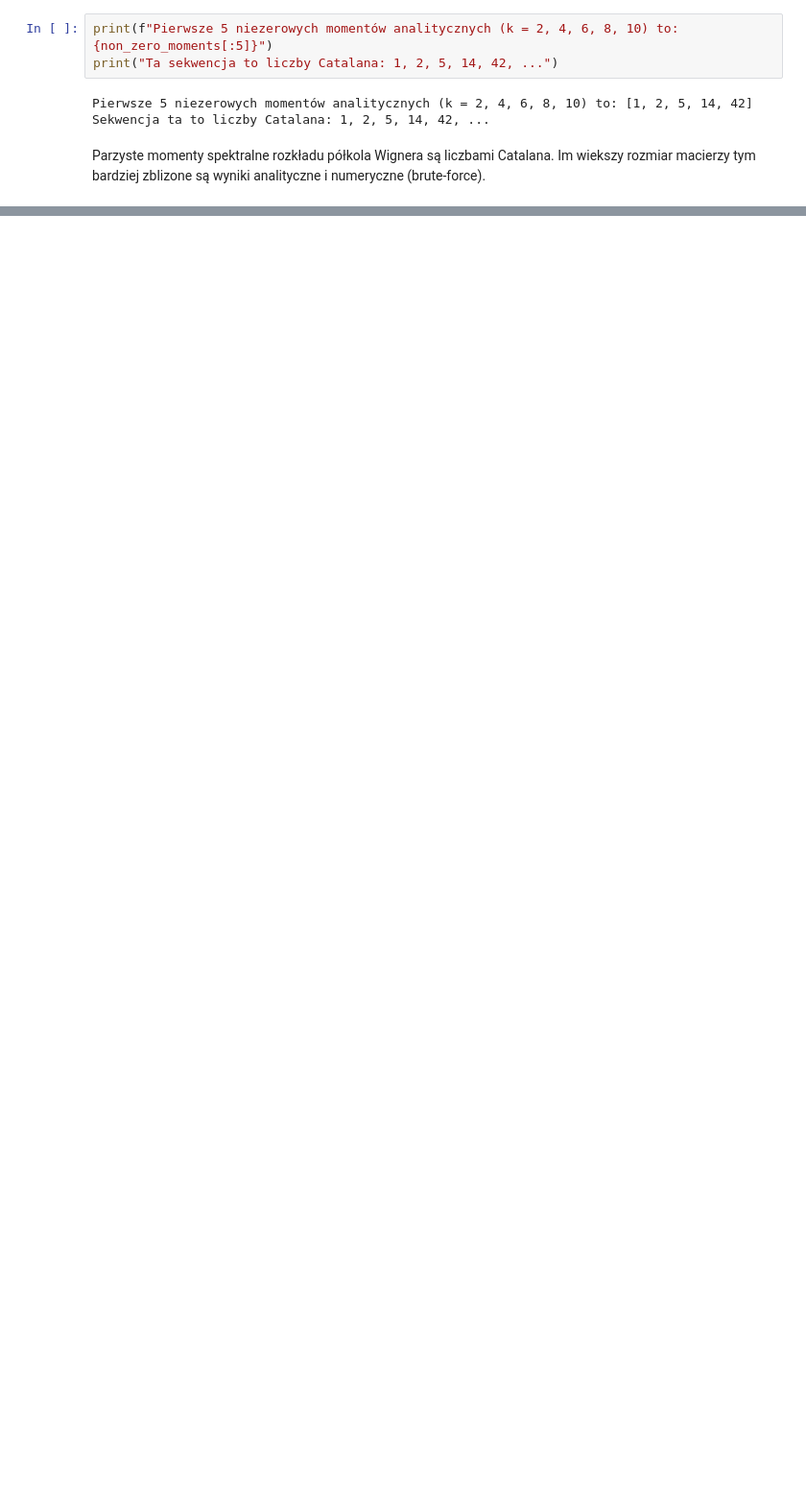
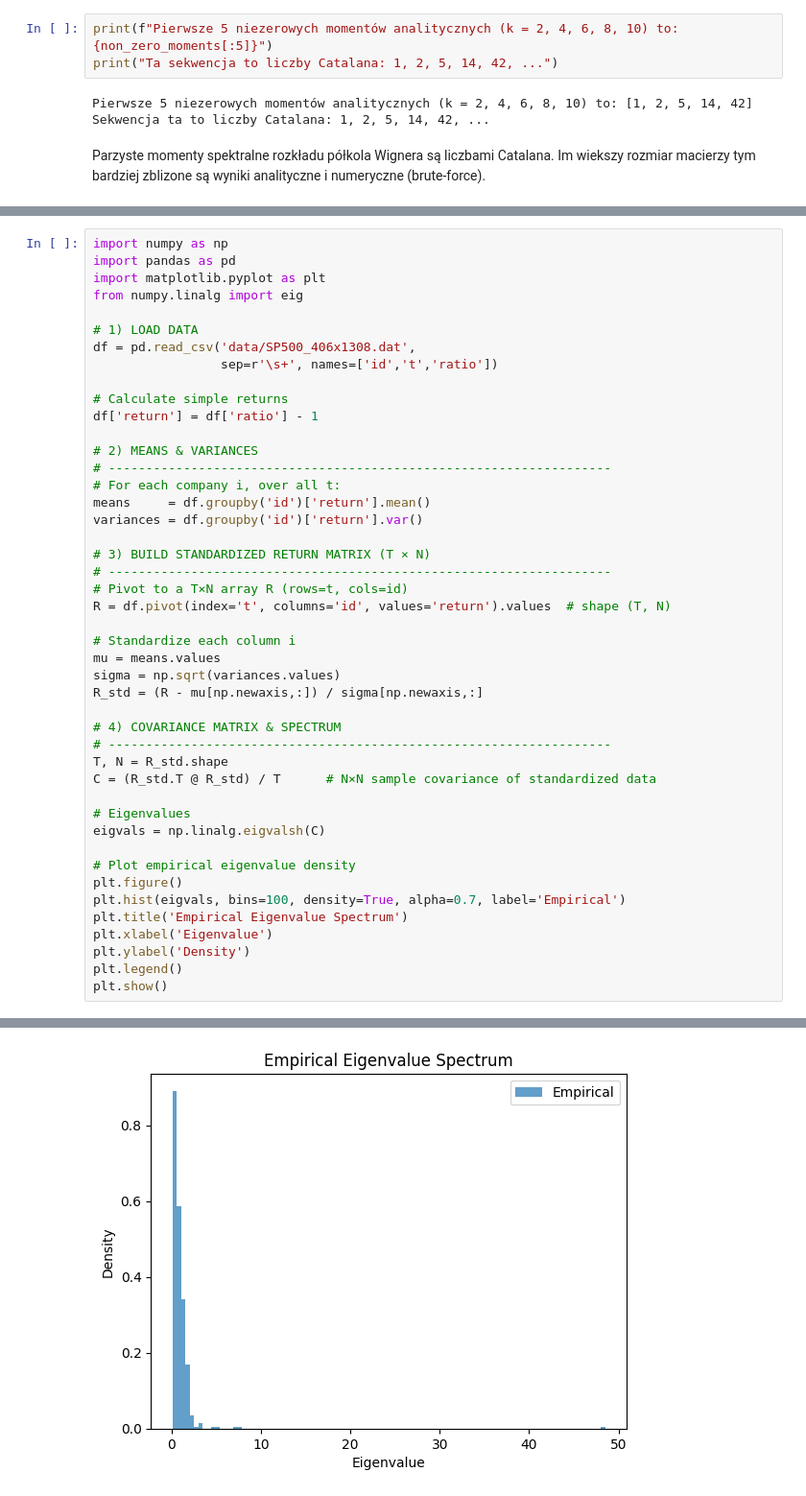
Before and after one commit to kubaq215/Risk-management, a Jupyter notebook: note5.ipynb, the cells around one changed output, grey strips where cells are left out. Shown at 96% size. Saved outputs shown, nothing was run; the diff lists cells and outputs as text; blank space fills up the shorter version.

```diff
--- a/note5.ipynb
+++ b/note5.ipynb
@@ -182,3 +234,49 @@ Im wiekszy rozmiar macierzy tym bardziej zblizone są wyniki analityczne i numer
 ![zad62.png](images/note5/zad62.png)
 # %% [markdown]
 ![zad7.png](images/note5/zad7.png)
+# %%
+import numpy as np
+import pandas as pd
+import matplotlib.pyplot as plt
+from numpy.linalg import eig
+
+# 1) LOAD DATA
+df = pd.read_csv('data/SP500_406x1308.dat',
+                 sep=r'\s+', names=['id','t','ratio'])
+
+# Calculate simple returns
+df['return'] = df['ratio'] - 1
+
+# 2) MEANS & VARIANCES
+# -------------------------------------------------------------------
+# For each company i, over all t:
+means     = df.groupby('id')['return'].mean()
+variances = df.groupby('id')['return'].var()
+
+# 3) BUILD STANDARDIZED RETURN MATRIX (T × N)
+# -------------------------------------------------------------------
+# Pivot to a T×N array R (rows=t, cols=id)
+R = df.pivot(index='t', columns='id', values='return').values  # shape (T, N)
+
+# Standardize each column i
+mu = means.values
+sigma = np.sqrt(variances.values)
+R_std = (R - mu[np.newaxis,:]) / sigma[np.newaxis,:]
+
+# 4) COVARIANCE MATRIX & SPECTRUM
+# -------------------------------------------------------------------
+T, N = R_std.shape
+C = (R_std.T @ R_std) / T      # N×N sample covariance of standardized data
+
+# Eigenvalues
+eigvals = np.linalg.eigvalsh(C)
+
+# Plot empirical eigenvalue density
+plt.figure()
+plt.hist(eigvals, bins=100, density=True, alpha=0.7, label='Empirical')
+plt.title('Empirical Eigenvalue Spectrum')
+plt.xlabel('Eigenvalue')
+plt.ylabel('Density')
+plt.legend()
+plt.show()
+# %% [output]
@@ -184,0 +284 @@ Im wiekszy rozmiar macierzy tym bardziej zblizone są wyniki analityczne i numer
+[figure, added]
```
Also changed, not shown: parts of 3 cells of this notebook.
